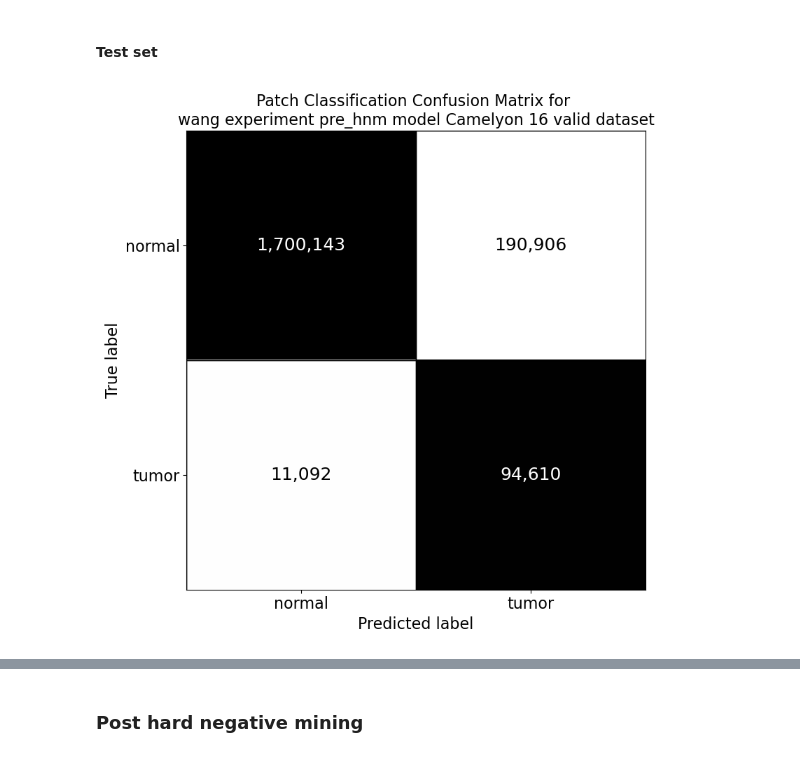
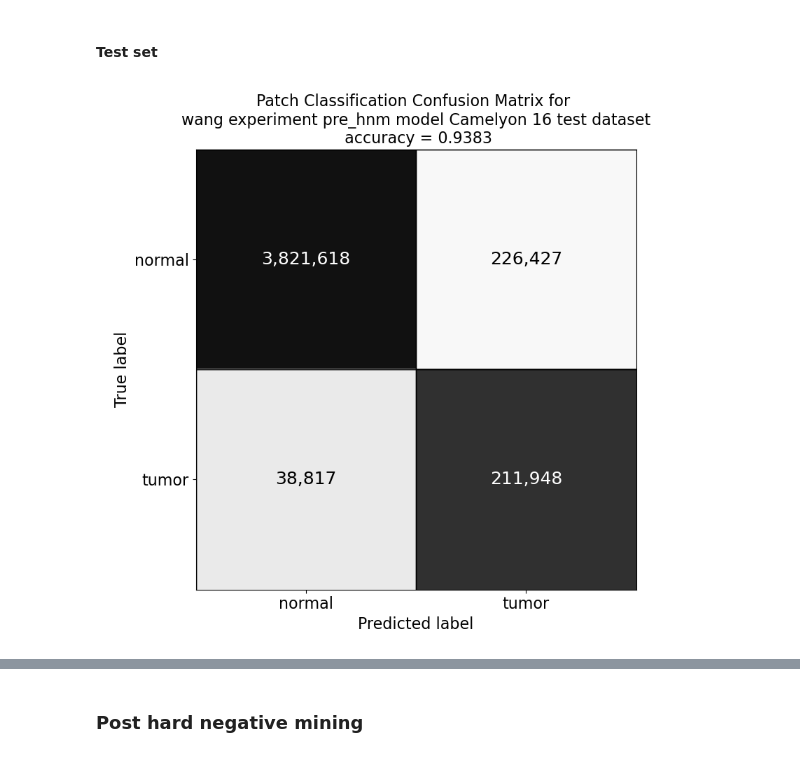
Before and after one commit to StAndrewsMedTech/repathcamelyon, a Jupyter notebook: notebooks/2021_04_19_CF_results.ipynb, the cells around one changed output, grey strips where cells are left out. Cells and saved outputs as stored; diff of their text form; code cells hidden in the pictures.

```diff
--- a/notebooks/2021_04_19_CF_results.ipynb
+++ b/notebooks/2021_04_19_CF_results.ipynb
@@ -30,11 +30,11 @@ Image.open(wprev_cur)
 # %%
 wtestpr = exp_pathw + wpre + "test16/"
 
 wpret_cm = wtestpr + "confidence_matrix.png"
 
-Image.open(wprev_cm)
+Image.open(wpret_cm)
 # %% [output]
-[figure, old version]
+[figure, new version]
 # %%
 wpret_cur = wtestpr + "patch_pr_curve.png"
 Image.open(wpret_cur)
```
Also changed, not shown: parts of 37 cells of this notebook, 6 other files.
